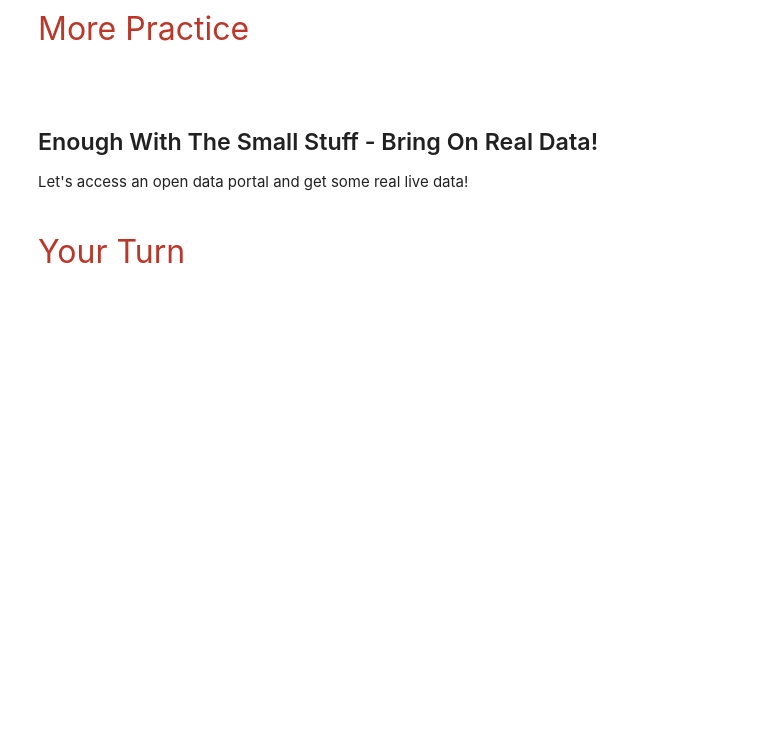
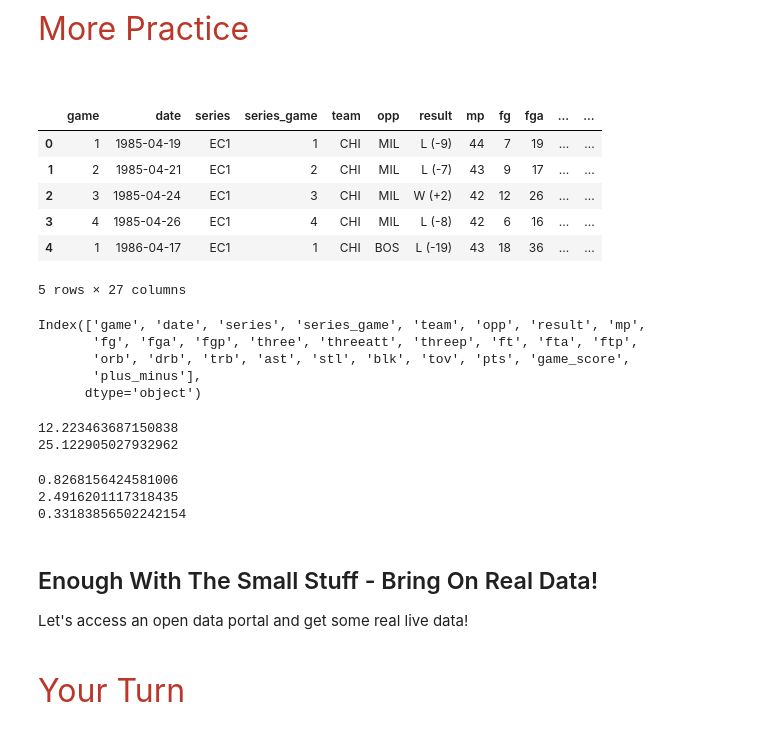
Before and after one commit to jgirlsdad/MIM-2023-Winter, a Jupyter notebook: Python/Lessons/lessons-pandas-dataframes.ipynb, the cells around one changed output. Cells and saved outputs as stored; diff of their text form; code cells hidden in the pictures; blank space fills up the shorter version.

Commit message:
Add Panda Data Cleaning

```diff
--- a/Python/Lessons/lessons-pandas-dataframes.ipynb
+++ b/Python/Lessons/lessons-pandas-dataframes.ipynb
@@ -276,10 +462,41 @@ heart_df["chol"].values   # very useful!!
 <p>&nbsp;</p>
 # %%
 # Lets re-read the toy dataset
+jordan_df = pd.read_csv("data/jordan_playoffs.csv")
 # %%
 #  Look at the first 5 rows
+jordan_df.head()
+# %% [output]
+|  | game | date | series | series_game | team | opp | result | mp | fg | fga | ... | ... |
+| 0 | 1 | 1985-04-19 | EC1 | 1 | CHI | MIL | L (-9) | 44 | 7 | 19 | ... | ... |
+| 1 | 2 | 1985-04-21 | EC1 | 2 | CHI | MIL | L (-7) | 43 | 9 | 17 | ... | ... |
+| 2 | 3 | 1985-04-24 | EC1 | 3 | CHI | MIL | W (+2) | 42 | 12 | 26 | ... | ... |
+| 3 | 4 | 1985-04-26 | EC1 | 4 | CHI | MIL | L (-8) | 42 | 6 | 16 | ... | ... |
+| 4 | 1 | 1986-04-17 | EC1 | 1 | CHI | BOS | L (-19) | 43 | 18 | 36 | ... | ... |
+5 rows × 27 columns
 # %%
 # Lets compute some stats!
+jordan_df.columns
+# %% [output]
+Index(['game', 'date', 'series', 'series_game', 'team', 'opp', 'result', 'mp',
+       'fg', 'fga', 'fgp', 'three', 'threeatt', 'threep', 'ft', 'fta', 'ftp',
+       'orb', 'drb', 'trb', 'ast', 'stl', 'blk', 'tov', 'pts', 'game_score',
+       'plus_minus'],
+      dtype='object')
+# %%
+print(jordan_df["fg"].mean())
+print(jordan_df["fga"].mean())
+# %% [output]
+12.223463687150838
+25.122905027932962
+# %%
+print(jordan_df["three"].mean())
+print(jordan_df["threeatt"].mean())
+print(jordan_df["three"].mean()/jordan_df["threeatt"].mean())
+# %% [output]
+0.8268156424581006
+2.4916201117318435
+0.33183856502242154
 # %% [markdown]
 <h2 id="Enough-With-The-Small-Stuff---Bring-On-Real-Data!">Enough With The Small Stuff - Bring On Real Data!</h2>
 <p>Let's access an open data portal and get some real live data!</p>
```
Also changed, not shown: parts of 67 cells of this notebook, 16 other files.
